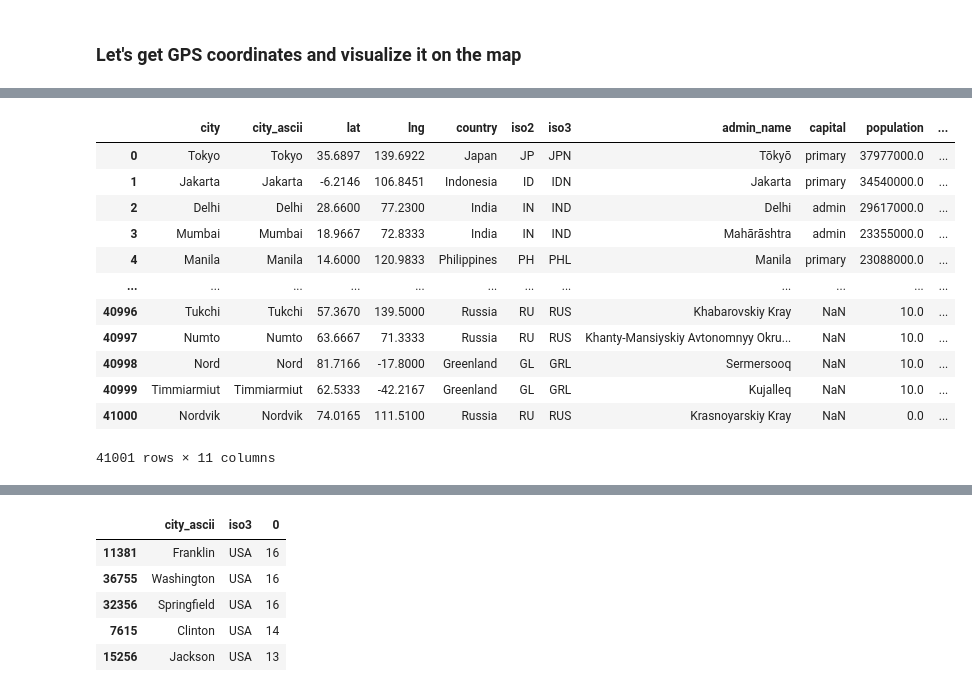
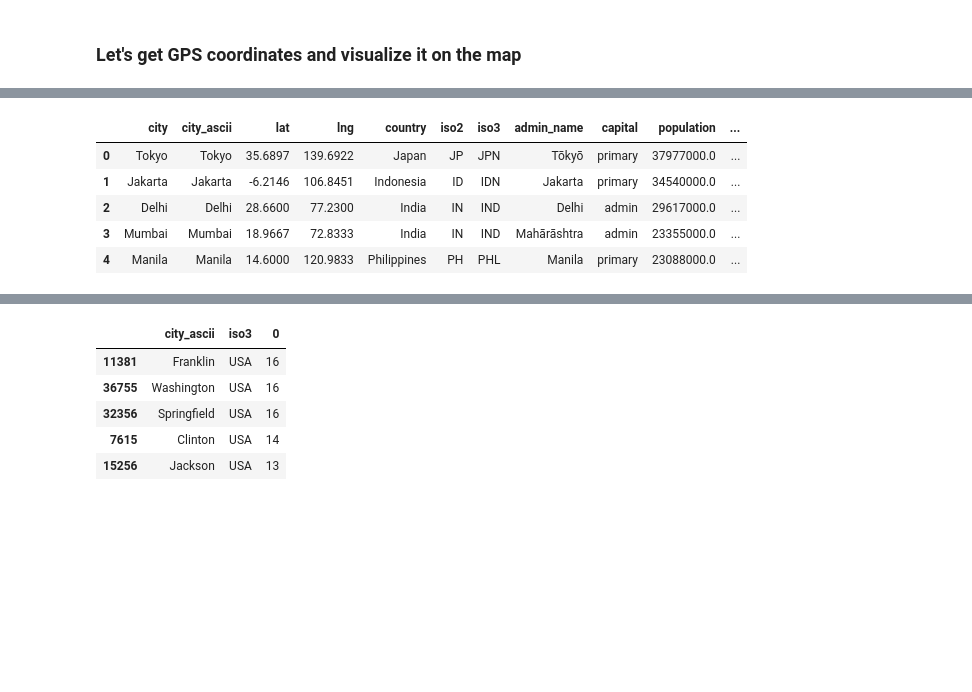
Before and after one commit to rmnng/dsnanocapstone, a Jupyter notebook: 1_nhl_explore_players.ipynb, the cells around one changed output, grey strips where cells are left out. Saved outputs shown, nothing was run; the diff lists cells and outputs as text; code cells hidden in the pictures; blank space fills up the shorter version.

```diff
--- a/1_nhl_explore_players.ipynb
+++ b/1_nhl_explore_players.ipynb
@@ -167,21 +179,14 @@ In order to do that, I've downloaded another datasets with world cities and thei
 # %%
 # Downloaded next dataset with cities and GPS from https://simplemaps.com/data/world-cities
 df_cities = pd.read_csv('data/cities/worldcities.csv')
-df_cities
+df_cities.head()
 # %% [output]
 |  | city | city_ascii | lat | lng | country | iso2 | iso3 | admin_name | capital | population | ... |
 | 0 | Tokyo | Tokyo | 35.6897 | 139.6922 | Japan | JP | JPN | Tōkyō | primary | 37977000.0 | ... |
 | 1 | Jakarta | Jakarta | -6.2146 | 106.8451 | Indonesia | ID | IDN | Jakarta | primary | 34540000.0 | ... |
 | 2 | Delhi | Delhi | 28.6600 | 77.2300 | India | IN | IND | Delhi | admin | 29617000.0 | ... |
 | 3 | Mumbai | Mumbai | 18.9667 | 72.8333 | India | IN | IND | Mahārāshtra | admin | 23355000.0 | ... |
 | 4 | Manila | Manila | 14.6000 | 120.9833 | Philippines | PH | PHL | Manila | primary | 23088000.0 | ... |
-| ... | ... | ... | ... | ... | ... | ... | ... | ... | ... | ... | ... |
-| 40996 | Tukchi | Tukchi | 57.3670 | 139.5000 | Russia | RU | RUS | Khabarovskiy Kray | NaN | 10.0 | ... |
-| 40997 | Numto | Numto | 63.6667 | 71.3333 | Russia | RU | RUS | Khanty-Mansiyskiy Avtonomnyy Okru... | NaN | 10.0 | ... |
-| 40998 | Nord | Nord | 81.7166 | -17.8000 | Greenland | GL | GRL | Sermersooq | NaN | 10.0 | ... |
-| 40999 | Timmiarmiut | Timmiarmiut | 62.5333 | -42.2167 | Greenland | GL | GRL | Kujalleq | NaN | 10.0 | ... |
-| 41000 | Nordvik | Nordvik | 74.0165 | 111.5100 | Russia | RU | RUS | Krasnoyarskiy Kray | NaN | 0.0 | ... |
-41001 rows × 11 columns
 # %%
 # merge players and lat/lng coordinates
 df_players_with_cities = df_players.merge(df_cities[['city_ascii', 'iso3', 'lat', 'lng']], how='left', left_on=['City', 'Cntry'], right_on=['city_ascii', 'iso3'])
```
Also changed, not shown: parts of 43 cells of this notebook, 3 other files.
